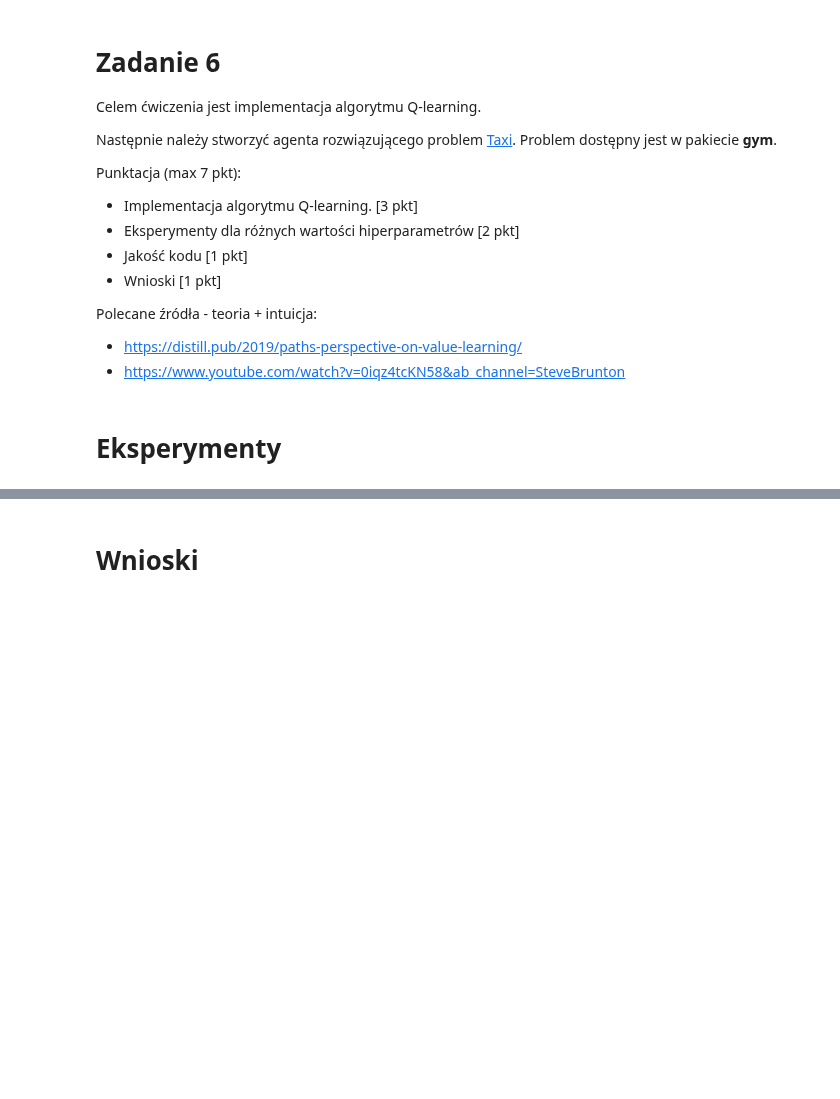
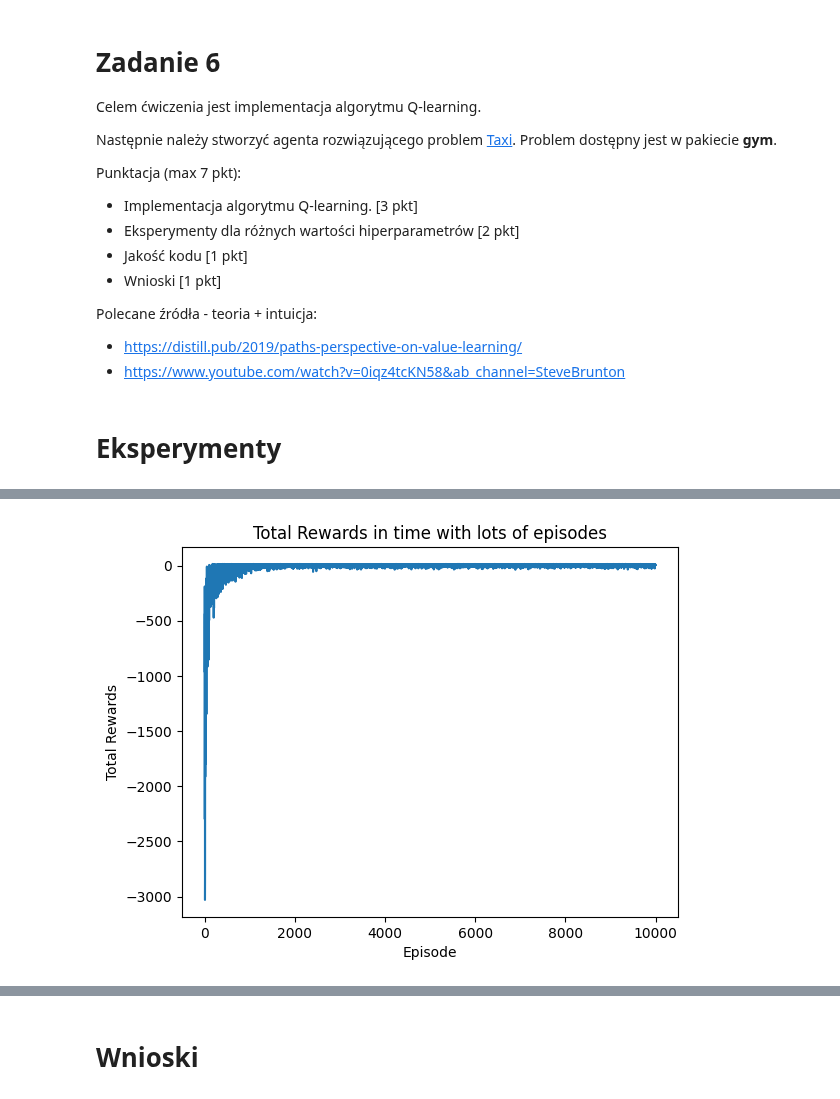
Before and after one commit to Kerciu/WSI_24Z, a Jupyter notebook: q-learning/q-learning.ipynb, the cells around one changed output, grey strips where cells are left out. Saved outputs shown, nothing was run; the diff lists cells and outputs as text; code cells hidden in the pictures; blank space fills up the shorter version.

```diff
--- a/q-learning/q-learning.ipynb
+++ b/q-learning/q-learning.ipynb
@@ -155,0 +176,10 @@ class Environtment:
+# %%
+rewards = Environment.run(Hyperparameters(), LOADS_OF_EPISODES, True, False)
+
+plt.plot(range(LOADS_OF_EPISODES), rewards)
+plt.xlabel('Episode')
+plt.ylabel('Total Rewards')
+plt.title('Total Rewards in time with lots of episodes')
+plt.show()
+# %% [output]
+[figure, added]
```
Also changed, not shown: parts of 7 cells of this notebook.
